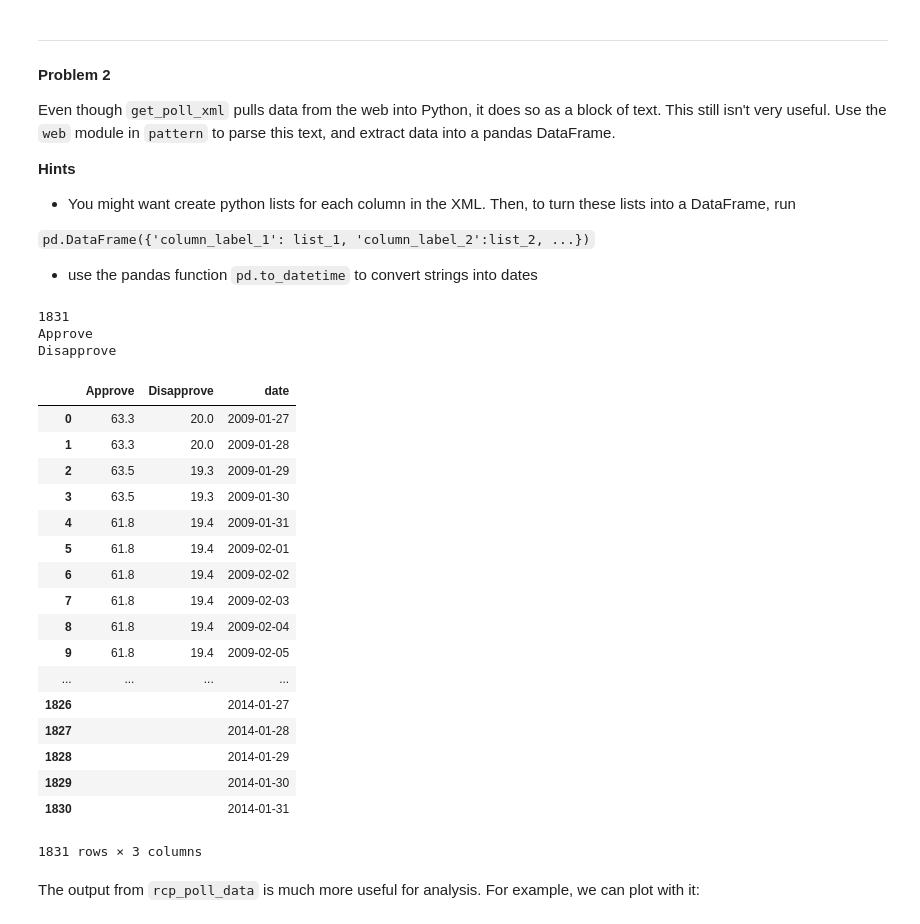
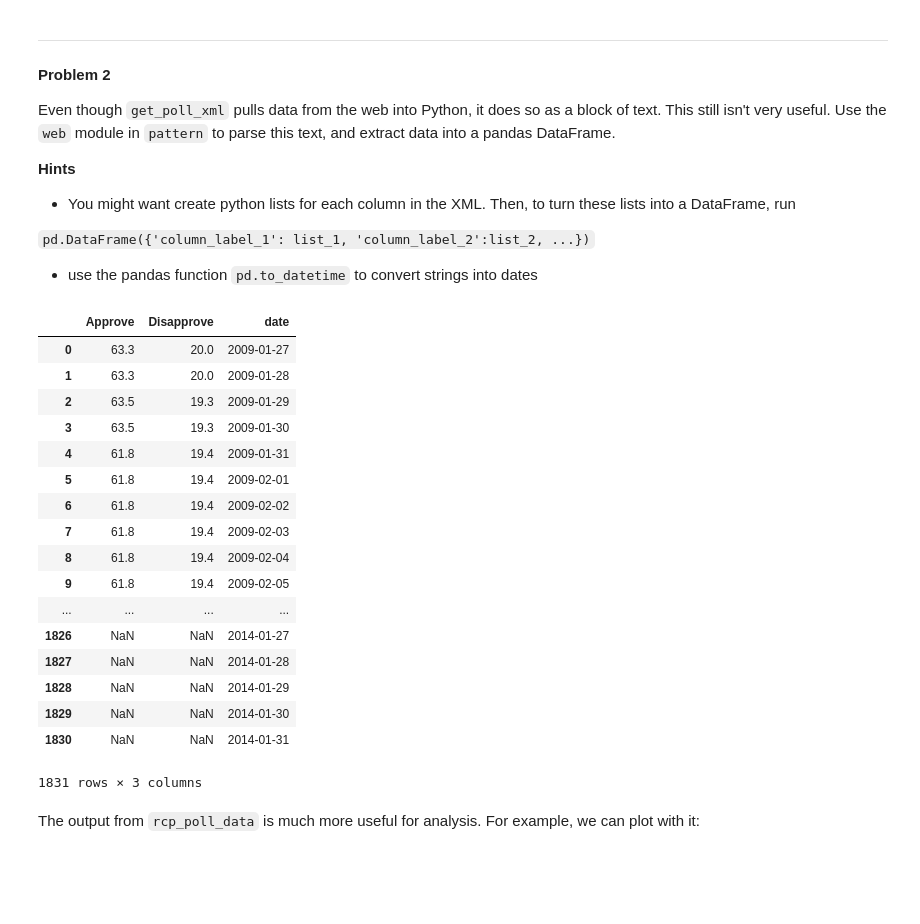
Before and after one commit to stevenydc/CS109_HW, a Jupyter notebook: HW1.ipynb, the cells around one changed output. Cells and saved outputs as stored; diff of their text form; code cells hidden in the pictures; blank space fills up the shorter version.

```diff
--- a/HW1.ipynb
+++ b/HW1.ipynb
@@ -254,14 +254,14 @@ Even though `get_poll_xml` pulls data from the web into Python, it does so as a
                            'Approve': [63.3, 63.3], 'Disapprove': [20.0, 20.0]})
 """
 #your code here
-def rcp_poll_data2(xml):
+def rcp_poll_data(xml):
     # if not specify parser, beautifulsoup doesnt work well in this web page
     soup = bs4.BeautifulSoup(xml,'html.parser')
 #     dom = web.Element(xml)
     result = {}
     srr = soup.find('series')
     date = [sr.text for sr in srr.findAll('value')]
-    print len(date)
+#     print len(date)
     result['date'] = pd.to_datetime(date)
 
     test = soup.findAll('graph')
@@ -272,58 +272,56 @@ def rcp_poll_data2(xml):
 #     print len(test), len(test2)
 
     for gid in test:
-        print gid['title']
-        result[gid['title']] = [(data.text) for data in gid.findAll('value')]
+#         print gid['title']
+# I have to cast float, otherwise it read as unicode....
+        result[gid['title']] = [float(data.text) if data.text else np.nan for data in gid.findAll('value')]
     return pd.DataFrame(result)
 
-def rcp_poll_data(xml):
+def rcp_poll_data2(xml):
     dom = web.Element(xml)
     result = {}
 
     dates = dom.by_tag('series')[0]
     dates = {n.attributes['xid']: str(n.content) for n in dates.by_tag('value')}
 
     keys = dates.keys()
 
     result['date'] = pd.to_datetime([dates[k] for k in keys])
 
     for graph in dom.by_tag('graph'):
         name = graph.attributes['title']
         print name
         data = {n.attributes['xid']: float(n.content)
                 if n.content else np.nan for n in graph.by_tag('value')}
         result[name] = [data[k] for k in keys]
 
     result = pd.DataFrame(result)
     result = result.sort(columns=['date'])
 
     return result
 
 
 
-rcp_poll_data2(get_poll_xml(1044))
+rcp_poll_data(get_poll_xml(1044))
 # %% [output]
+|  | Approve | Disapprove | date |
+| 0 | 63.3 | 20.0 | 2009-01-27 |
+| 1 | 63.3 | 20.0 | 2009-01-28 |
+| 2 | 63.5 | 19.3 | 2009-01-29 |
+| 3 | 63.5 | 19.3 | 2009-01-30 |
+| 4 | 61.8 | 19.4 | 2009-01-31 |
+| 5 | 61.8 | 19.4 | 2009-02-01 |
+| 6 | 61.8 | 19.4 | 2009-02-02 |
+| 7 | 61.8 | 19.4 | 2009-02-03 |
+| 8 | 61.8 | 19.4 | 2009-02-04 |
+| 9 | 61.8 | 19.4 | 2009-02-05 |
+| ... | ... | ... | ... |
+| 1826 | NaN | NaN | 2014-01-27 |
+| 1827 | NaN | NaN | 2014-01-28 |
+| 1828 | NaN | NaN | 2014-01-29 |
+| 1829 | NaN | NaN | 2014-01-30 |
+| 1830 | NaN | NaN | 2014-01-31 |
-1831
-Approve
-Disapprove
+1831 rows × 3 columns
-|  | Approve | Disapprove | date |
-| 0 | 63.3 | 20.0 | 2009-01-27 |
-| 1 | 63.3 | 20.0 | 2009-01-28 |
-| 2 | 63.5 | 19.3 | 2009-01-29 |
-| 3 | 63.5 | 19.3 | 2009-01-30 |
-| 4 | 61.8 | 19.4 | 2009-01-31 |
-| 5 | 61.8 | 19.4 | 2009-02-01 |
-| 6 | 61.8 | 19.4 | 2009-02-02 |
-| 7 | 61.8 | 19.4 | 2009-02-03 |
-| 8 | 61.8 | 19.4 | 2009-02-04 |
-| 9 | 61.8 | 19.4 | 2009-02-05 |
-| ... | ... | ... | ... |
-| 1826 |  |  | 2014-01-27 |
-| 1827 |  |  | 2014-01-28 |
-| 1828 |  |  | 2014-01-29 |
-| 1829 |  |  | 2014-01-30 |
-| 1830 |  |  | 2014-01-31 |
-1831 rows × 3 columns
 # %% [markdown]
 The output from `rcp_poll_data` is much more useful for analysis. For example, we can plot with it:
 # %%
```
Also changed, not shown: parts of 9 cells of this notebook.
